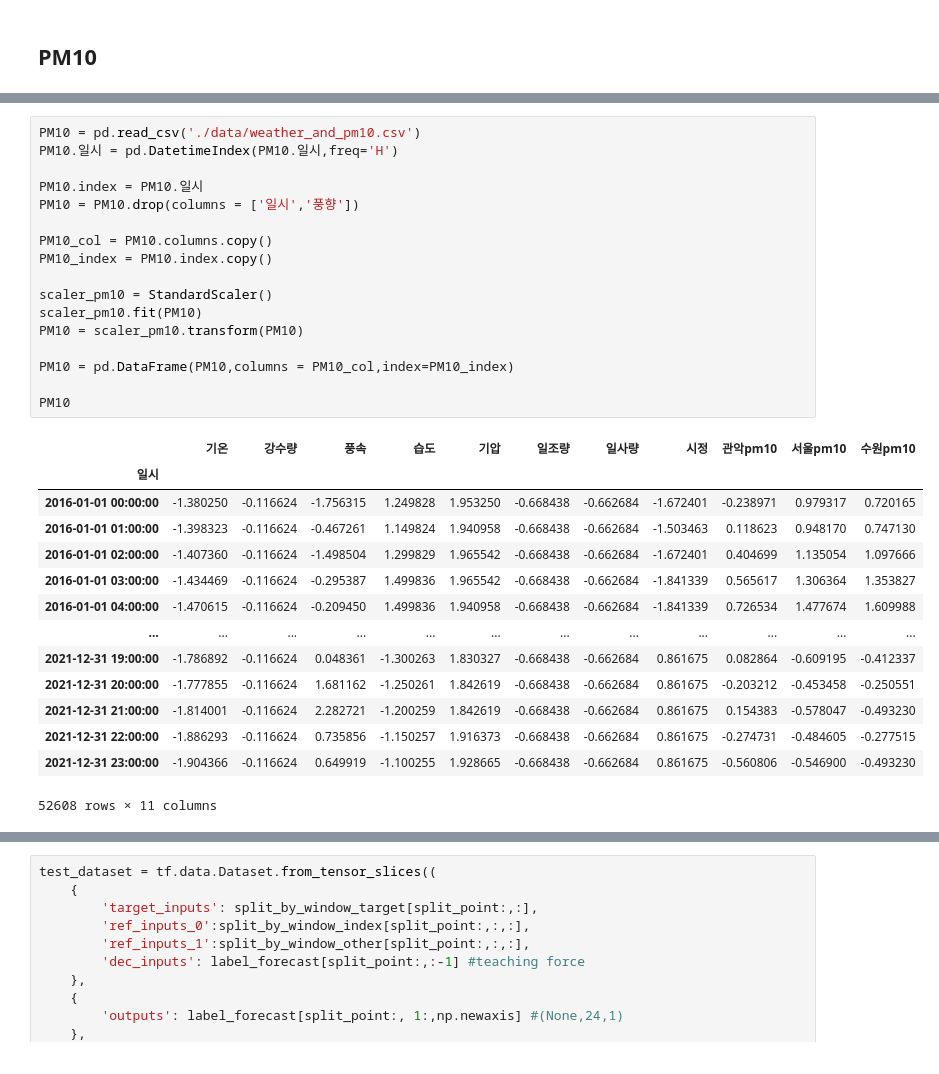
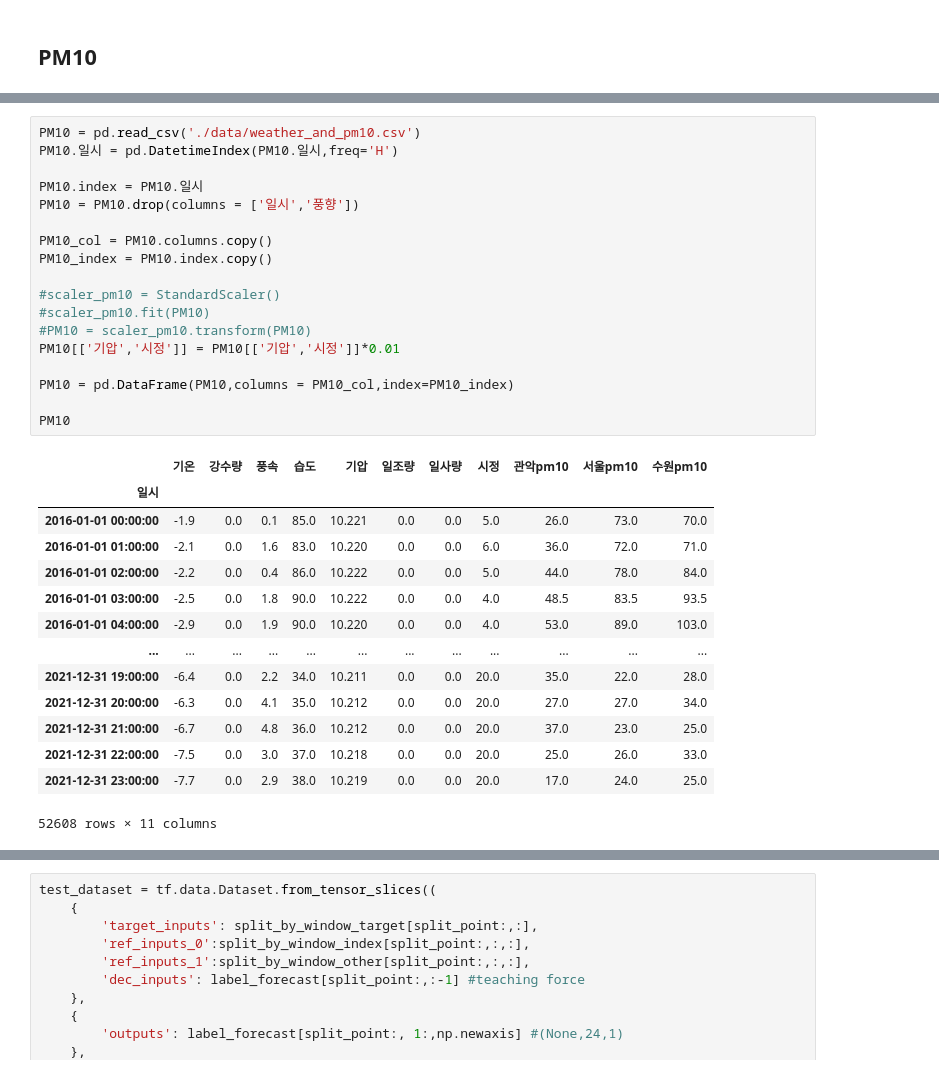
Before and after one commit to oiuyy207/MEaI_transformer, a Jupyter notebook: MEaI_transformer_V0.2-Copy1.ipynb, the cells around one changed output, grey strips where cells are left out. Drawn from its saved outputs; the diff is of its cells as text.

```diff
--- a/MEaI_transformer_V0.2-Copy1.ipynb
+++ b/MEaI_transformer_V0.2-Copy1.ipynb
@@ -543,33 +528,34 @@ tf.keras.utils.plot_model(model, to_file='./imgs/PM10_MEaI_transformer.png', sho
 # %%
 PM10 = pd.read_csv('./data/weather_and_pm10.csv')
 PM10.일시 = pd.DatetimeIndex(PM10.일시,freq='H')
 
 PM10.index = PM10.일시
 PM10 = PM10.drop(columns = ['일시','풍향'])
 
 PM10_col = PM10.columns.copy()
 PM10_index = PM10.index.copy()
 
-scaler_pm10 = StandardScaler()
-scaler_pm10.fit(PM10)
-PM10 = scaler_pm10.transform(PM10)
+#scaler_pm10 = StandardScaler()
+#scaler_pm10.fit(PM10)
+#PM10 = scaler_pm10.transform(PM10)
+PM10[['기압','시정']] = PM10[['기압','시정']]*0.01
 
 PM10 = pd.DataFrame(PM10,columns = PM10_col,index=PM10_index)
 
 PM10
 # %% [output]
 |  | 기온 | 강수량 | 풍속 | 습도 | 기압 | 일조량 | 일사량 | 시정 | 관악pm10 | 서울pm10 | 수원pm10 |
 | 일시 |  |  |  |  |  |  |  |  |  |  |  |
-| 2016-01-01 00:00:00 | -1.380250 | -0.116624 | -1.756315 | 1.249828 | 1.953250 | -0.668438 | -0.662684 | -1.672401 | -0.238971 | 0.979317 | 0.720165 |
-| 2016-01-01 01:00:00 | -1.398323 | -0.116624 | -0.467261 | 1.149824 | 1.940958 | -0.668438 | -0.662684 | -1.503463 | 0.118623 | 0.948170 | 0.747130 |
-| 2016-01-01 02:00:00 | -1.407360 | -0.116624 | -1.498504 | 1.299829 | 1.965542 | -0.668438 | -0.662684 | -1.672401 | 0.404699 | 1.135054 | 1.097666 |
-| 2016-01-01 03:00:00 | -1.434469 | -0.116624 | -0.295387 | 1.499836 | 1.965542 | -0.668438 | -0.662684 | -1.841339 | 0.565617 | 1.306364 | 1.353827 |
-| 2016-01-01 04:00:00 | -1.470615 | -0.116624 | -0.209450 | 1.499836 | 1.940958 | -0.668438 | -0.662684 | -1.841339 | 0.726534 | 1.477674 | 1.609988 |
+| 2016-01-01 00:00:00 | -1.9 | 0.0 | 0.1 | 85.0 | 10.221 | 0.0 | 0.0 | 5.0 | 26.0 | 73.0 | 70.0 |
+| 2016-01-01 01:00:00 | -2.1 | 0.0 | 1.6 | 83.0 | 10.220 | 0.0 | 0.0 | 6.0 | 36.0 | 72.0 | 71.0 |
+| 2016-01-01 02:00:00 | -2.2 | 0.0 | 0.4 | 86.0 | 10.222 | 0.0 | 0.0 | 5.0 | 44.0 | 78.0 | 84.0 |
+| 2016-01-01 03:00:00 | -2.5 | 0.0 | 1.8 | 90.0 | 10.222 | 0.0 | 0.0 | 4.0 | 48.5 | 83.5 | 93.5 |
+| 2016-01-01 04:00:00 | -2.9 | 0.0 | 1.9 | 90.0 | 10.220 | 0.0 | 0.0 | 4.0 | 53.0 | 89.0 | 103.0 |
 | ... | ... | ... | ... | ... | ... | ... | ... | ... | ... | ... | ... |
-| 2021-12-31 19:00:00 | -1.786892 | -0.116624 | 0.048361 | -1.300263 | 1.830327 | -0.668438 | -0.662684 | 0.861675 | 0.082864 | -0.609195 | -0.412337 |
-| 2021-12-31 20:00:00 | -1.777855 | -0.116624 | 1.681162 | -1.250261 | 1.842619 | -0.668438 | -0.662684 | 0.861675 | -0.203212 | -0.453458 | -0.250551 |
-| 2021-12-31 21:00:00 | -1.814001 | -0.116624 | 2.282721 | -1.200259 | 1.842619 | -0.668438 | -0.662684 | 0.861675 | 0.154383 | -0.578047 | -0.493230 |
-| 2021-12-31 22:00:00 | -1.886293 | -0.116624 | 0.735856 | -1.150257 | 1.916373 | -0.668438 | -0.662684 | 0.861675 | -0.274731 | -0.484605 | -0.277515 |
-| 2021-12-31 23:00:00 | -1.904366 | -0.116624 | 0.649919 | -1.100255 | 1.928665 | -0.668438 | -0.662684 | 0.861675 | -0.560806 | -0.546900 | -0.493230 |
+| 2021-12-31 19:00:00 | -6.4 | 0.0 | 2.2 | 34.0 | 10.211 | 0.0 | 0.0 | 20.0 | 35.0 | 22.0 | 28.0 |
+| 2021-12-31 20:00:00 | -6.3 | 0.0 | 4.1 | 35.0 | 10.212 | 0.0 | 0.0 | 20.0 | 27.0 | 27.0 | 34.0 |
+| 2021-12-31 21:00:00 | -6.7 | 0.0 | 4.8 | 36.0 | 10.212 | 0.0 | 0.0 | 20.0 | 37.0 | 23.0 | 25.0 |
+| 2021-12-31 22:00:00 | -7.5 | 0.0 | 3.0 | 37.0 | 10.218 | 0.0 | 0.0 | 20.0 | 25.0 | 26.0 | 33.0 |
+| 2021-12-31 23:00:00 | -7.7 | 0.0 | 2.9 | 38.0 | 10.219 | 0.0 | 0.0 | 20.0 | 17.0 | 24.0 | 25.0 |
 52608 rows × 11 columns
 # %%
```
Also changed, not shown: parts of 54 cells of this notebook, 8 other files.
